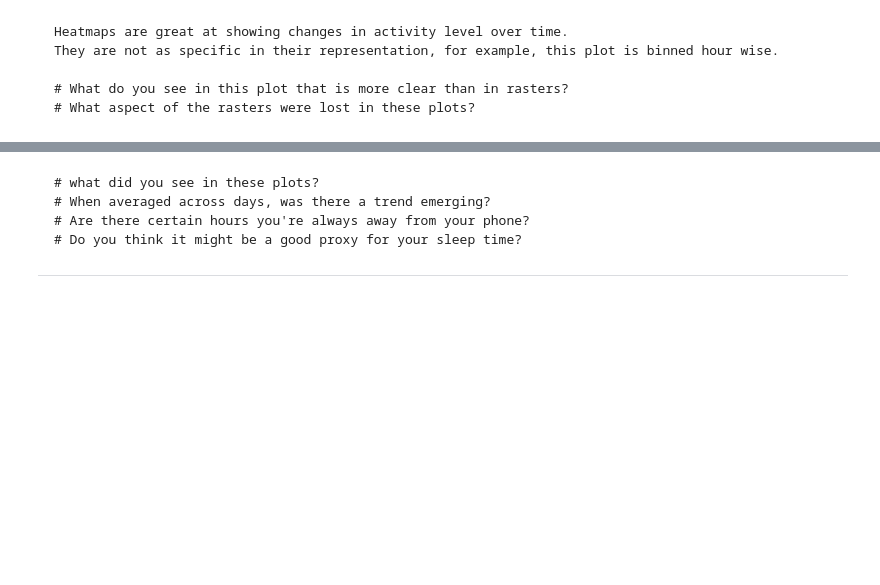
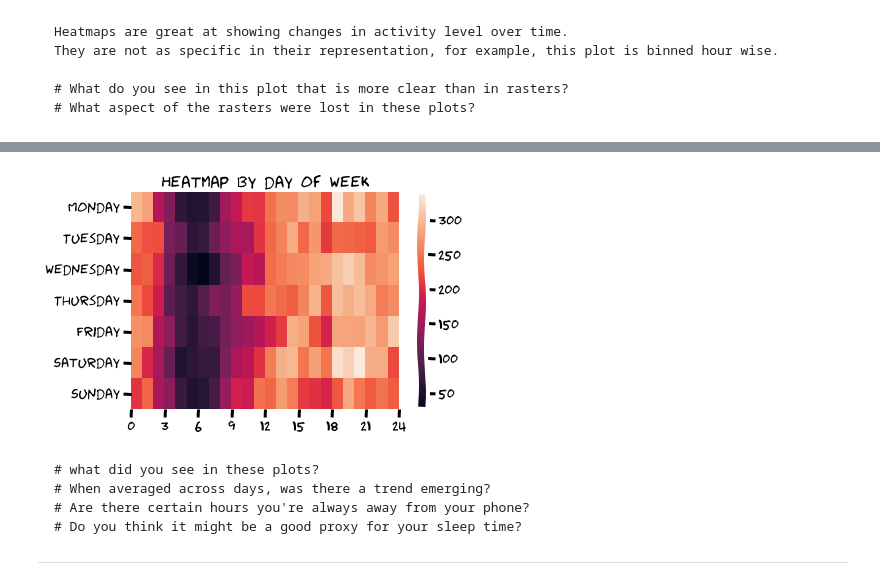
Before and after one commit to invisilico/Tutorial-Notebooks, a Jupyter notebook: Notebook_With_Outputs.ipynb, the cells around one changed output, grey strips where cells are left out. Saved outputs shown, nothing was run; the diff lists cells and outputs as text; code cells hidden in the pictures; blank space fills up the shorter version.

Commit message:
With Plots

````diff
--- a/Notebook_With_Outputs.ipynb
+++ b/Notebook_With_Outputs.ipynb
@@ -455,16 +396,0 @@ Supicious apps:  ['com.estrongs.android.pop.pro' 'Samsung One UI Home']
-# %%
-#@title Cleaning Dataframe
-
-#@markdown Paste in one App name at a time and run to completely remove all instances of it from the dataframe.
-
-Appname = "Samsung One UI Home" #@param {type:"string"}
-
-if Appname != "":
-  data = data.query(("App != "+'"'+str(Appname)+'"'))
-  print("All instances of that app should be gone now!")
-else:
-  print("enter an appname!")
-
-#@markdown Be careful with this cell. You cannot revert the changes caused. If you make a mistake, you must run the "Build a Dataframe" cell again and start over.
-# Unique = data.App.unique()
-# print(Unique)
@@ -670,3 +837,73 @@ They are not as specific in their representation, for example, this plot is binn
+# %%
+#@title Heatmap by day of week!
+dayslist = ["Monday", "Tuesday", "wednesday","Thursday","Friday","Saturday","Sunday"]
+nos_of_weeks = 52 #@param {type: "number"}
+#@markdown Note: Data beyond 78 weeks (1.5 years) is usually unreliable.
+binning = "60 mins" #@param ["60 mins", "30 mins", "15 mins", "5 mins"]
+
+bin_type = {"60 mins":24, "30 mins":48, "15 mins":96, "5 mins":288}
+
+bins = bin_type[binning]
+
+
+#@markdown This allows you to control the binning of the data
+xkcd = True #@param {type:"boolean"}
+nosofdays = nos_of_weeks*7
+# get the date n weeks ago
+datenwksago = data["TimeStamp"].iloc[-1] - timedelta(days=nosofdays)
+# query dataframe to section from that date onwards
+frame = data.query(("TimeStamp > @datenwksago"))
+# sort by weekday and add up all the data together into one array
+
+def prepdatafordayofweekheatmap(nwksagoframe,bins):
+  # dict to store data
+  data = {}
+  # for each day of the week
+  for i in range(7):
+    # get the time data for the day of the week
+    onedayofweek = nwksagoframe.query(("Weekday == @i"))
+    timedata = onedayofweek["of24h"].to_numpy()
+    # prepare array to store data
+    dataforday = np.empty((bins))
+    # size of increment relative to binning
+    divinc = 24/bins
+    # count how many fall in that bin
+    for j in range(bins):
+      dataforday[j] = np.sum(timedata < j*divinc + divinc) - np.sum(timedata < j*divinc)
+    # collect data in dictionary
+    data[dayslist[i]] = dataforday
+  return data
+
+dataformap = pd.DataFrame.from_dict(prepdatafordayofweekheatmap(frame,bins))
+
+# plot this as heatmaps
+if xkcd == True:
+  with plt.xkcd():
+    sns.heatmap(dataformap.T)
+    plt.title("Heatmap by day of week")
+    if bins == 24:
+      plt.xticks([0,3,6,9,12,15,18,21,24],[0,3,6,9,12,15,18,21,24])
+    if bins == 48:
+      plt.xticks([0,6,12,18,24,30,36,42,48],[0,3,6,9,12,15,18,21,24])
+    if bins == 96:
+      plt.xticks([0, 12, 24, 36, 48, 60, 72, 84, 96],[0,3,6,9,12,15,18,21,24])
+    if bins == 288:
+      plt.xticks([0, 36, 72, 108, 144, 180, 216, 252, 288],[0,3,6,9,12,15,18,21,24])
+
+else:
+    sns.heatmap(dataformap.T)
+    plt.gca().invert_yaxis()
+    plt.title("Heatmap by day of week")
+    if bins == 24:
+      plt.xticks([0,3,6,9,12,15,18,21,24],[0,3,6,9,12,15,18,21,24])
+    if bins == 48:
+      plt.xticks([0,6,12,18,24,30,36,42,48],[0,3,6,9,12,15,18,21,24])
+    if bins == 96:
+      plt.xticks([0, 12, 24, 36, 48, 60, 72, 84, 96],[0,3,6,9,12,15,18,21,24])
+    if bins == 288:
+      plt.xticks([0, 36, 72, 108, 144, 180, 216, 252, 288],[0,3,6,9,12,15,18,21,24])
+# %% [output]
+[figure, added]
 # %% [markdown]
 ```
 # what did you see in these plots?
````
Also changed, not shown: parts of 34 cells of this notebook.
